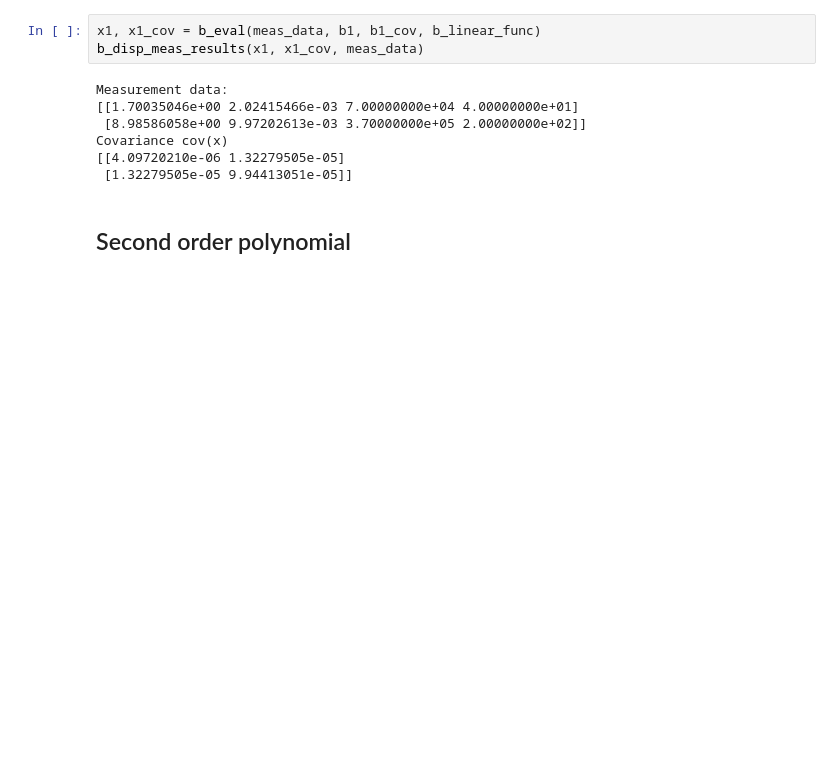
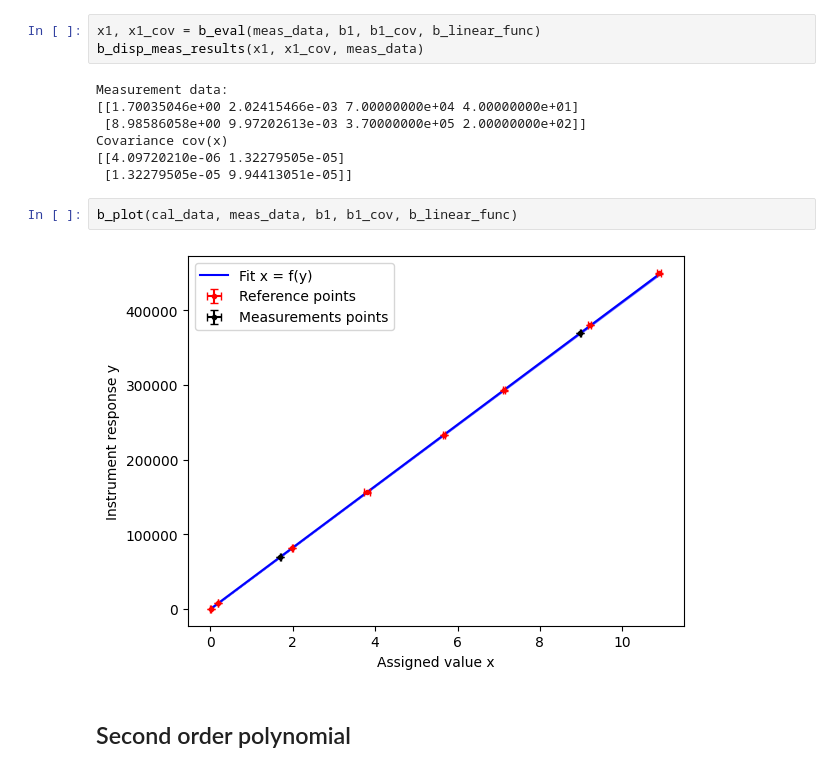
Before and after one commit to wollmich/metas-b-least, a Jupyter notebook: metas_b_least/Example_B_LEAST_2.ipynb, the cells around one changed output. Cells and saved outputs as stored; diff of their text form; blank space fills up the shorter version.

```diff
--- a/metas_b_least/Example_B_LEAST_2.ipynb
+++ b/metas_b_least/Example_B_LEAST_2.ipynb
@@ -51,6 +51,10 @@ Measurement data:
 Covariance cov(x)
 [[4.09720210e-06 1.32279505e-05]
  [1.32279505e-05 9.94413051e-05]]
+# %%
+b_plot(cal_data, meas_data, b1, b1_cov, b_linear_func)
+# %% [output]
+[figure, added]
 # %% [markdown]
 ## Second order polynomial
 # %% [markdown]
```
Also changed, not shown: parts of 2 cells of this notebook, 4 other files.
